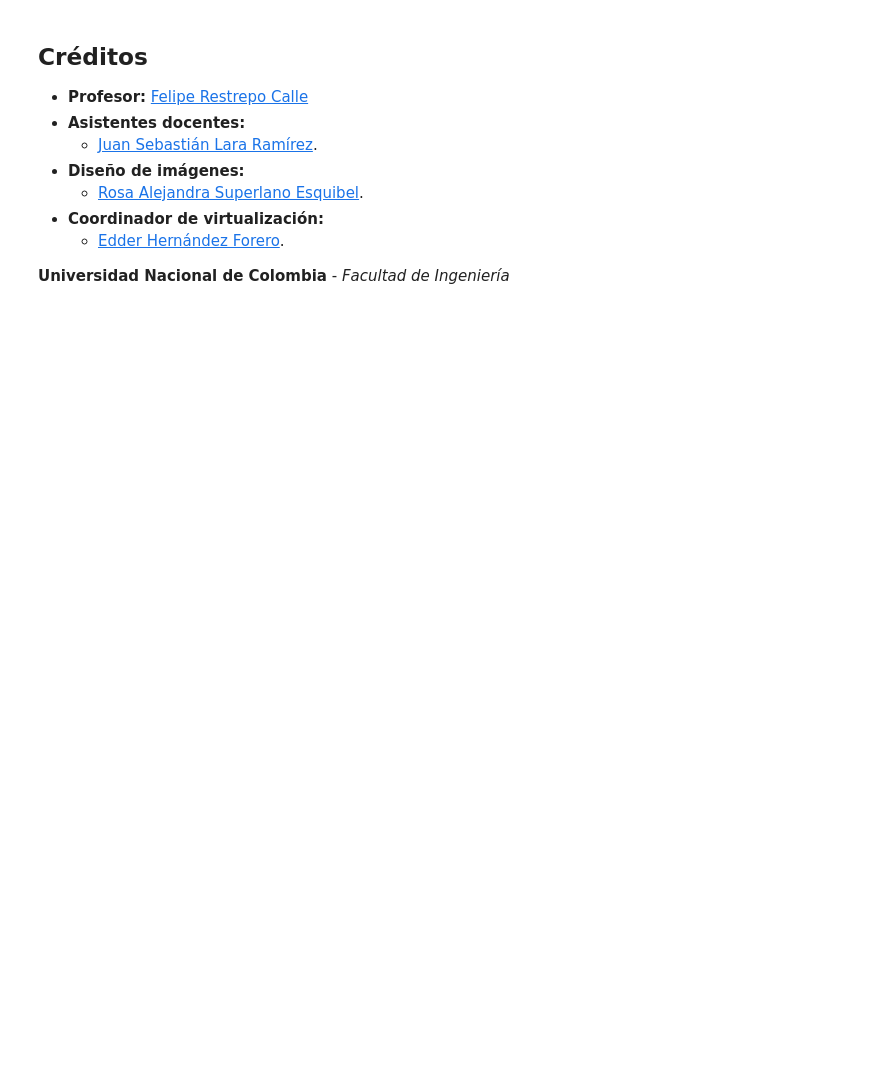
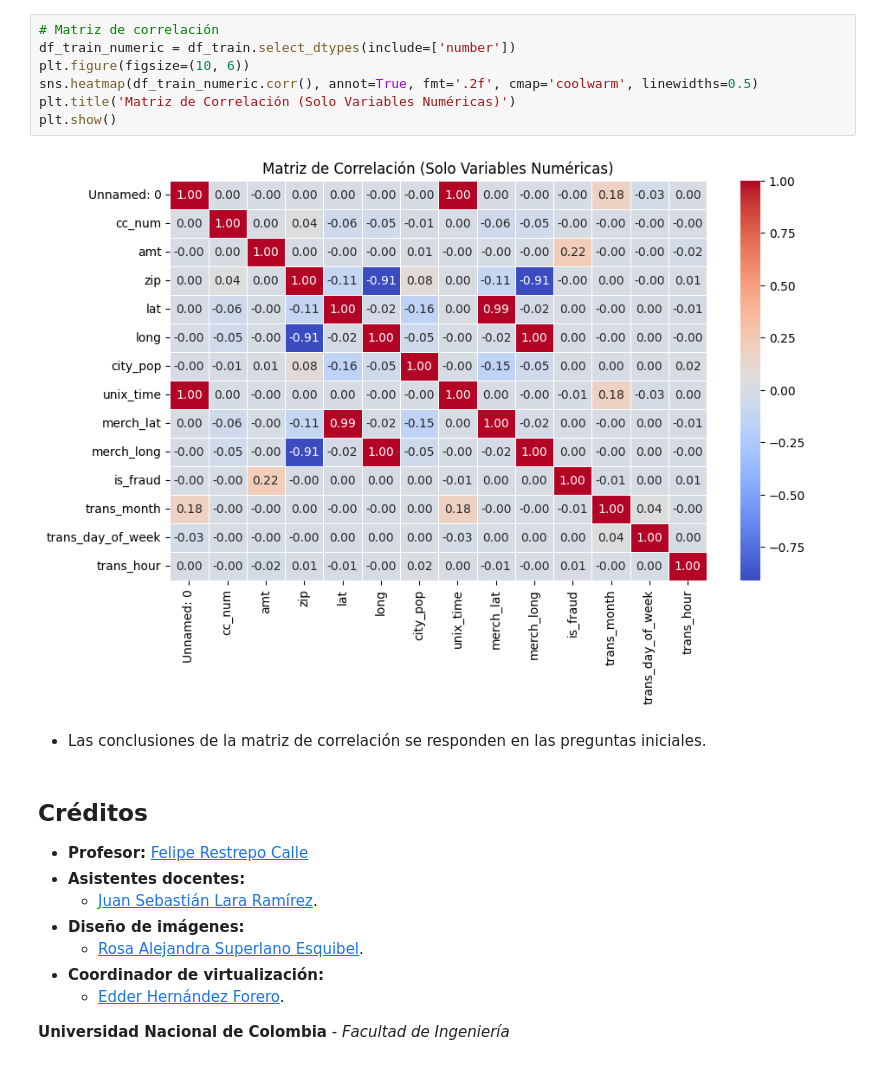
Before and after one commit to cecordobat/MLDS6, a Jupyter notebook: docs/data/Entrega_2.ipynb, the cells around one changed output. Saved outputs shown, nothing was run; the diff lists cells and outputs as text; blank space fills up the shorter version.

```diff
--- a/docs/data/Entrega_2.ipynb
+++ b/docs/data/Entrega_2.ipynb
@@ -557,3 +300,14 @@ trouble sleeping confused mind restless heart tune
+# %%
+# Matriz de correlación
+df_train_numeric = df_train.select_dtypes(include=['number'])
+plt.figure(figsize=(10, 6))
+sns.heatmap(df_train_numeric.corr(), annot=True, fmt='.2f', cmap='coolwarm', linewidths=0.5)
+plt.title('Matriz de Correlación (Solo Variables Numéricas)')
+plt.show()
+# %% [output]
+[figure, added]
+# %% [markdown]
+* Las conclusiones de la matriz de correlación se responden en las preguntas iniciales.
 # %% [markdown]
 ## **Créditos**
 
```
Also changed, not shown: parts of 70 cells of this notebook.
